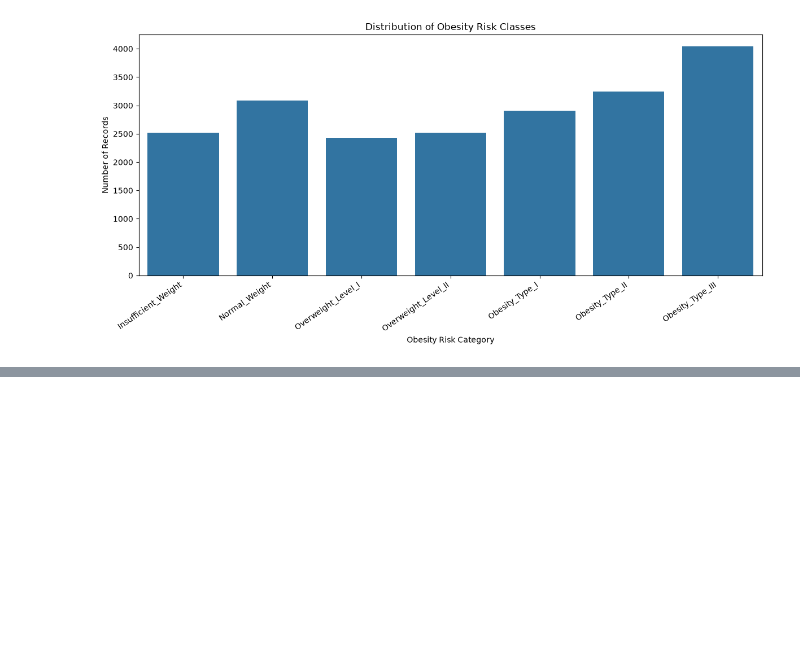
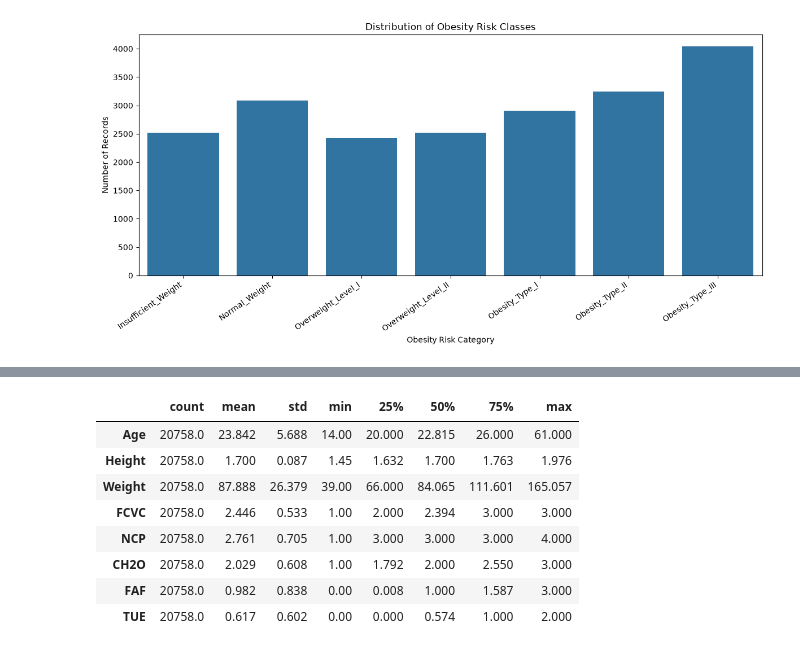
Before and after one commit to SMCodeX7/Obesity-Risk-Intelligence-System, a Jupyter notebook: notebooks/01_data_understanding.ipynb, the cells around one changed output, grey strips where cells are left out. Cells and saved outputs as stored; diff of their text form; code cells hidden in the pictures; blank space fills up the shorter version.

```diff
--- a/notebooks/01_data_understanding.ipynb
+++ b/notebooks/01_data_understanding.ipynb
@@ -256,3 +256,31 @@ plt.tight_layout()
 plt.show()
 # %% [output]
 [figure]
+# %%
+identifier_column = "id"
+target_column = "NObeyesdad"
+
+numerical_features = [
+    column
+    for column in df.select_dtypes(include="number").columns
+    if column != identifier_column
+]
+
+categorical_features = [
+    column
+    for column in df.select_dtypes(exclude="number").columns
+    if column != target_column
+]
+
+print("Identifier:", identifier_column)
+print("Target:", target_column)
+
+print("\nNumerical features:")
+print(numerical_features)
+
+print("\nCategorical features:")
+print(categorical_features)
+
+print("\nNumber of numerical features:", len(numerical_features))
+print("Number of categorical features:", len(categorical_features))
+print("Total predictive features:", len(numerical_features) + len(categorical_features))
@@ -258,0 +300,19 @@ plt.show()
+# %%
+numerical_summary = (
+    df[numerical_features]
+    .describe()
+    .T
+    .round(3)
+)
+
+numerical_summary
+# %% [output]
+|  | count | mean | std | min | 25% | 50% | 75% | max |
+| Age | 20758.0 | 23.842 | 5.688 | 14.00 | 20.000 | 22.815 | 26.000 | 61.000 |
+| Height | 20758.0 | 1.700 | 0.087 | 1.45 | 1.632 | 1.700 | 1.763 | 1.976 |
+| Weight | 20758.0 | 87.888 | 26.379 | 39.00 | 66.000 | 84.065 | 111.601 | 165.057 |
+| FCVC | 20758.0 | 2.446 | 0.533 | 1.00 | 2.000 | 2.394 | 3.000 | 3.000 |
+| NCP | 20758.0 | 2.761 | 0.705 | 1.00 | 3.000 | 3.000 | 3.000 | 4.000 |
+| CH2O | 20758.0 | 2.029 | 0.608 | 1.00 | 1.792 | 2.000 | 2.550 | 3.000 |
+| FAF | 20758.0 | 0.982 | 0.838 | 0.00 | 0.008 | 1.000 | 1.587 | 3.000 |
+| TUE | 20758.0 | 0.617 | 0.602 | 0.00 | 0.000 | 0.574 | 1.000 | 2.000 |
```
Also changed, not shown: parts of 4 cells of this notebook.
